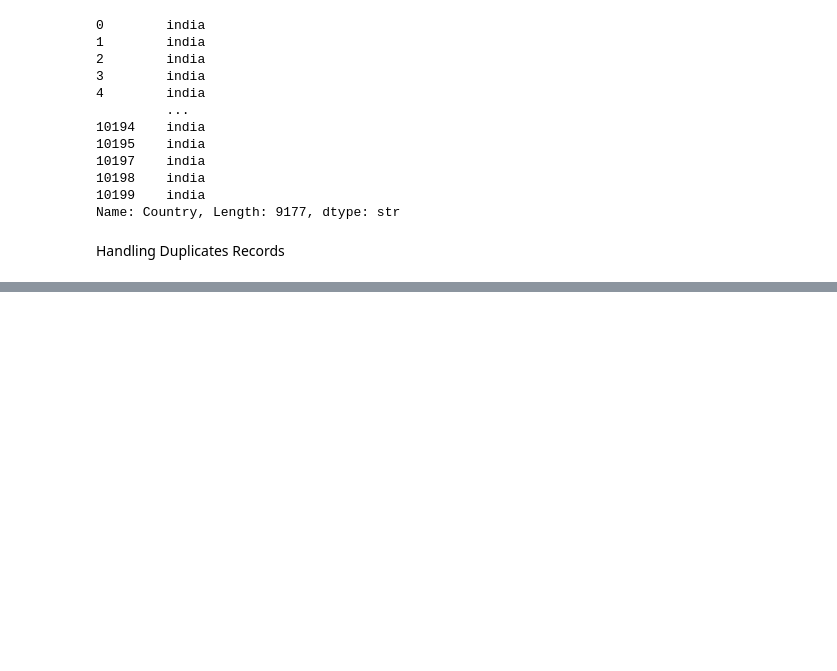
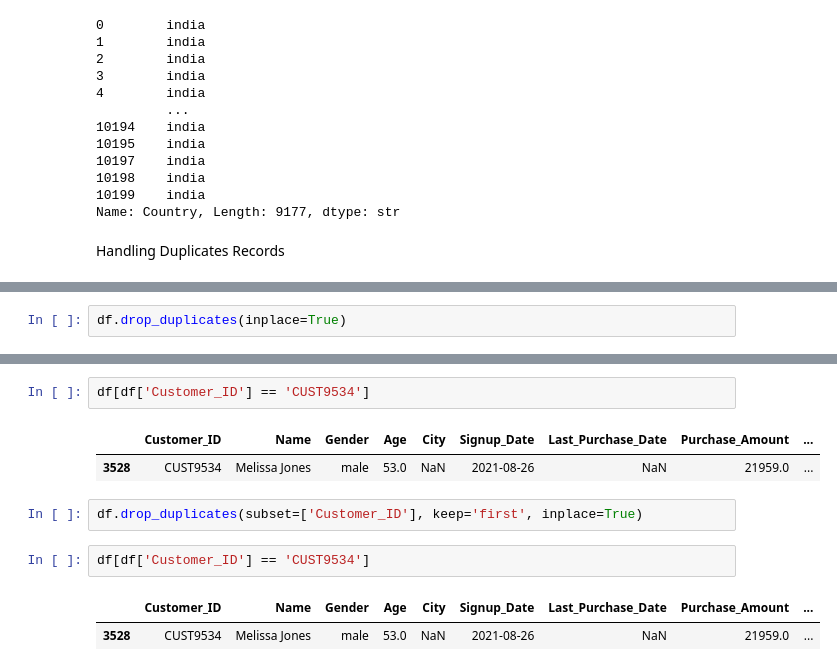
Before and after one commit to Rupesh-AI404/EDA-Projects, a Jupyter notebook: Data Cleaning/messy_customer_sales_data.ipynb, the cells around one changed output, grey strips where cells are left out. Drawn from its saved outputs; the diff is of its cells as text; blank space fills up the shorter version.

Commit message:
Handling Duplicates Records is done

```diff
--- a/Data Cleaning/messy_customer_sales_data.ipynb
+++ b/Data Cleaning/messy_customer_sales_data.ipynb
@@ -456,0 +461,2 @@ Handling Duplicates Records
+# %%
+df.drop_duplicates(inplace=True)
@@ -456,0 +483,12 @@ Handling Duplicates Records
+# %%
+df[df['Customer_ID'] == 'CUST9534']
+# %% [output]
+|  | Customer_ID | Name | Gender | Age | City | Signup_Date | Last_Purchase_Date | Purchase_Amount | ... |
+| 3528 | CUST9534 | Melissa Jones | male | 53.0 | NaN | 2021-08-26 | NaN | 21959.0 | ... |
+# %%
+df.drop_duplicates(subset=['Customer_ID'], keep='first', inplace=True)
+# %%
+df[df['Customer_ID'] == 'CUST9534']
+# %% [output]
+|  | Customer_ID | Name | Gender | Age | City | Signup_Date | Last_Purchase_Date | Purchase_Amount | ... |
+| 3528 | CUST9534 | Melissa Jones | male | 53.0 | NaN | 2021-08-26 | NaN | 21959.0 | ... |
```
Also changed, not shown: parts of 3 cells of this notebook.
